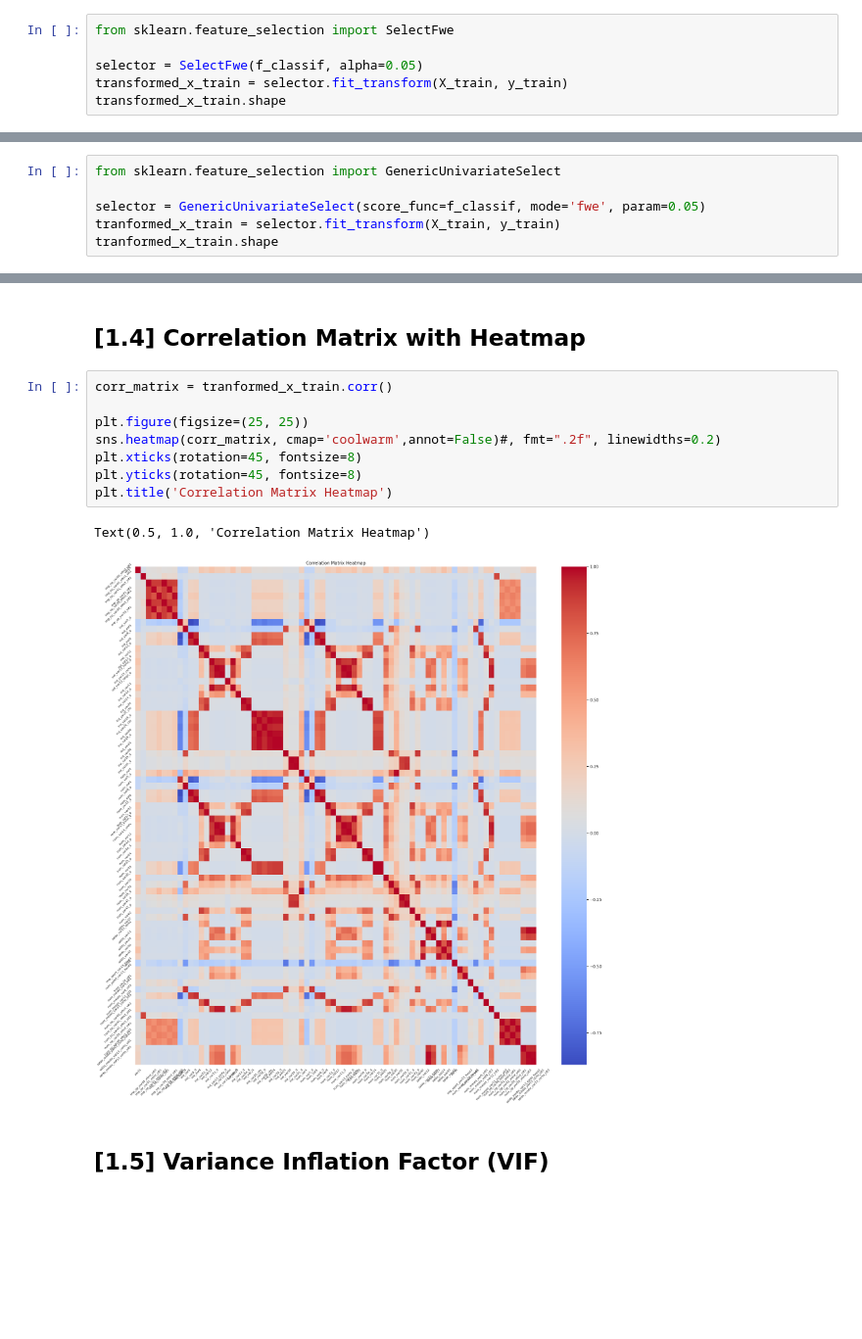
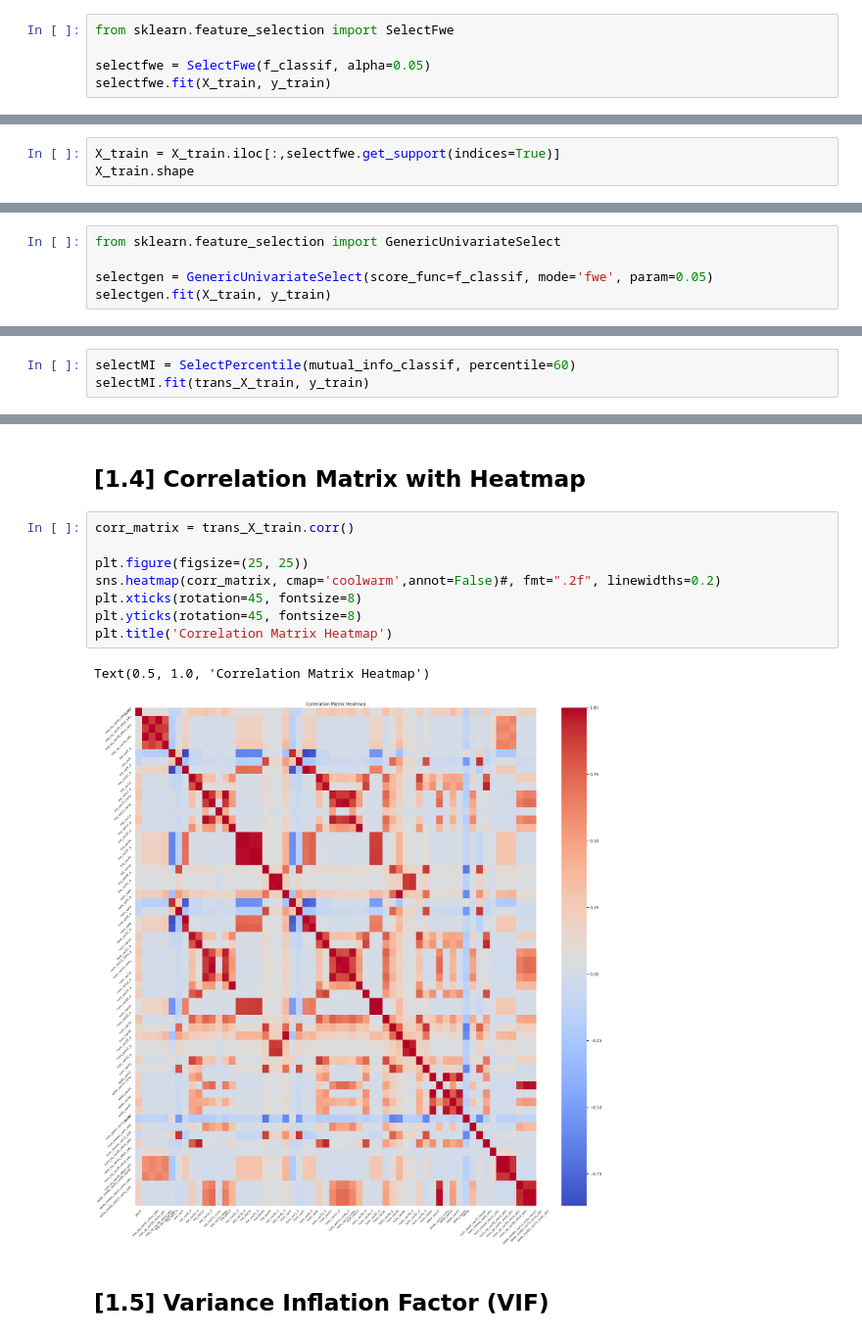
Before and after one commit to heba14101998/Hands-on-Data-with-Python, a Jupyter notebook: python-for-data-26-feature-selection.ipynb, the cells around one changed output, grey strips where cells are left out. Shown at 98% size. Cells and saved outputs as stored; diff of their text form; blank space fills up the shorter version.

```diff
--- a/python-for-data-26-feature-selection.ipynb
+++ b/python-for-data-26-feature-selection.ipynb
@@ -410,7 +650,6 @@ transformed_x_train.shape
 # %%
 from sklearn.feature_selection import SelectFwe
 
-selector = SelectFwe(f_classif, alpha=0.05)
-transformed_x_train = selector.fit_transform(X_train, y_train)
-transformed_x_train.shape
+selectfwe = SelectFwe(f_classif, alpha=0.05)
+selectfwe.fit(X_train, y_train)
 # %% [output]
@@ -417,0 +664,3 @@ transformed_x_train.shape
+# %%
+X_train = X_train.iloc[:,selectfwe.get_support(indices=True)]
+X_train.shape
@@ -428,7 +707,6 @@ In a complex dataset with mixed data types, you might use [GenericUnivariateSele
 # %%
 from sklearn.feature_selection import GenericUnivariateSelect
 
-selector = GenericUnivariateSelect(score_func=f_classif, mode='fwe', param=0.05)
-tranformed_x_train = selector.fit_transform(X_train, y_train)
-tranformed_x_train.shape
+selectgen = GenericUnivariateSelect(score_func=f_classif, mode='fwe', param=0.05)
+selectgen.fit(X_train, y_train)
 # %% [output]
@@ -490,0 +741,3 @@ X_train[selected_feature_names].describe()
+# %%
+selectMI = SelectPercentile(mutual_info_classif, percentile=60)
+selectMI.fit(trans_X_train, y_train)
@@ -491,15 +784,15 @@ X_train[selected_feature_names].describe()
 # %% [markdown]
 ## <a id='1.4'>[1.4] Correlation Matrix with Heatmap </a>
 # %%
-corr_matrix = tranformed_x_train.corr()
+corr_matrix = trans_X_train.corr()
 
 plt.figure(figsize=(25, 25))
 sns.heatmap(corr_matrix, cmap='coolwarm',annot=False)#, fmt=".2f", linewidths=0.2)
 plt.xticks(rotation=45, fontsize=8)
 plt.yticks(rotation=45, fontsize=8)
 plt.title('Correlation Matrix Heatmap')
 # %% [output]
 Text(0.5, 1.0, 'Correlation Matrix Heatmap')
-[figure, old version]
+[figure, new version]
 # %% [markdown]
 ## <a id='1.5'>[1.5] Variance Inflation Factor (VIF)</a>
```
Also changed, not shown: parts of 133 cells of this notebook.
